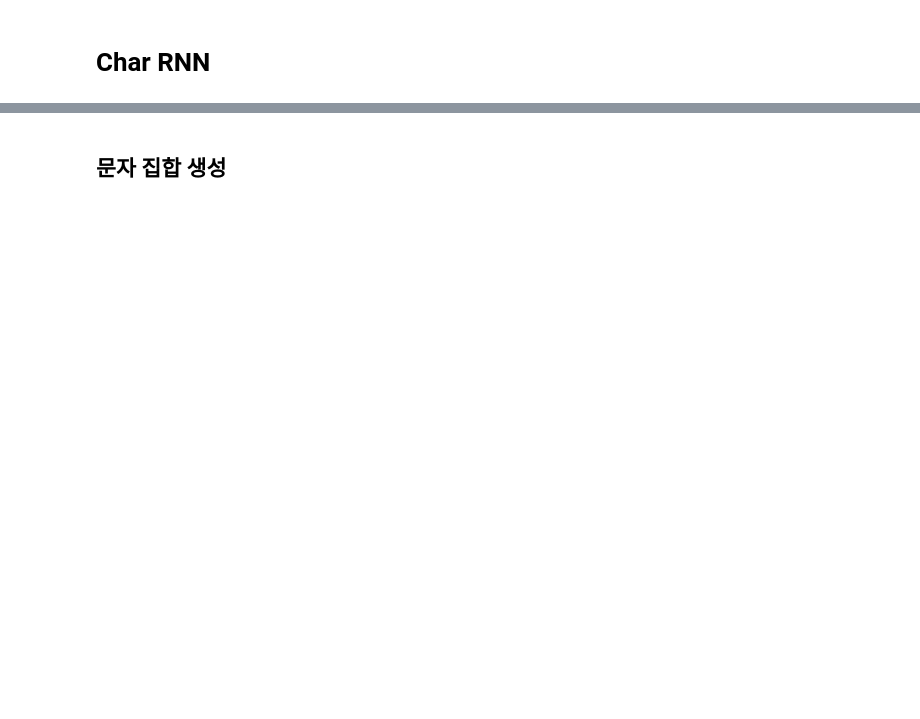
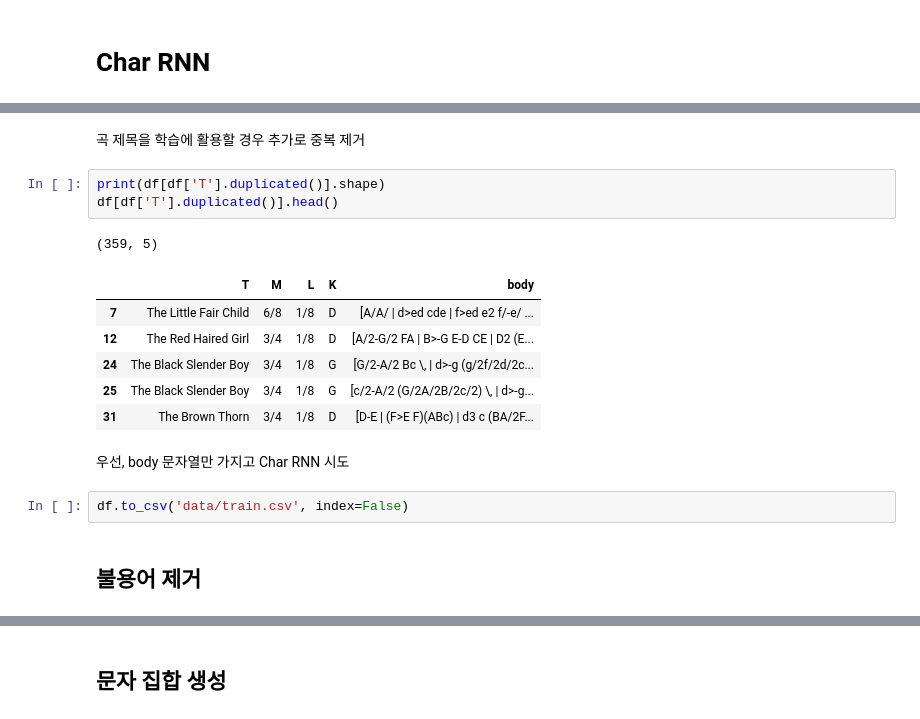
Before and after one commit to minyeamer/abc-generator, a Jupyter notebook: char_rnn.ipynb, the cells around one changed output, grey strips where cells are left out. Drawn from its saved outputs; the diff is of its cells as text; blank space fills up the shorter version.

```diff
--- a/char_rnn.ipynb
+++ b/char_rnn.ipynb
@@ -23,0 +98,19 @@ df.head()
+# %% [markdown]
+곡 제목을 학습에 활용할 경우 추가로 중복 제거
+# %%
+print(df[df['T'].duplicated()].shape)
+df[df['T'].duplicated()].head()
+# %% [output]
+(359, 5)
+|  | T | M | L | K | body |
+| 7 | The Little Fair Child | 6/8 | 1/8 | D | [A/A/ | d>ed cde | f>ed e2 f/-e/ ... |
+| 12 | The Red Haired Girl | 3/4 | 1/8 | D | [A/2-G/2 FA | B>-G E-D CE | D2 (E... |
+| 24 | The Black Slender Boy | 3/4 | 1/8 | G | [G/2-A/2 Bc \, | d>-g (g/2f/2d/2c... |
+| 25 | The Black Slender Boy | 3/4 | 1/8 | G | [c/2-A/2 (G/2A/2B/2c/2) \, | d>-g... |
+| 31 | The Brown Thorn | 3/4 | 1/8 | D | [D-E | (F>E F)(ABc) | d3 c (BA/2F... |
+# %% [markdown]
+우선, body 문자열만 가지고 Char RNN 시도
+# %%
+df.to_csv('data/train.csv', index=False)
+# %% [markdown]
+## 불용어 제거
```
Also changed, not shown: parts of 29 cells of this notebook, 1 other file.
